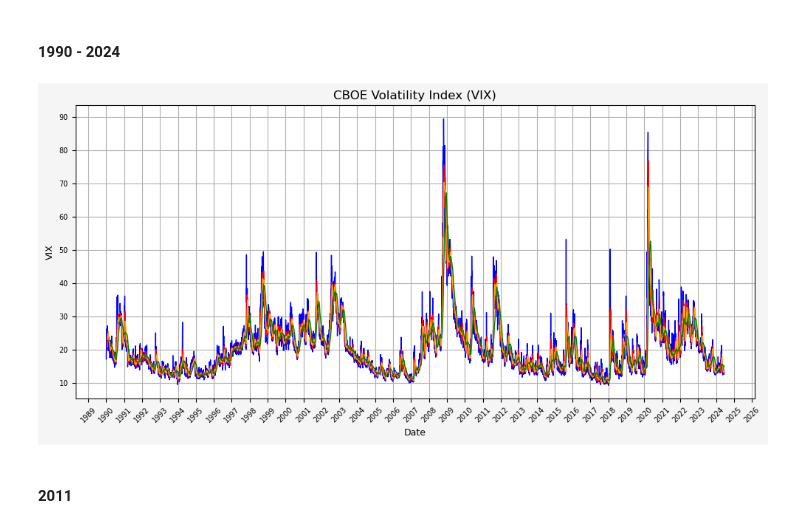
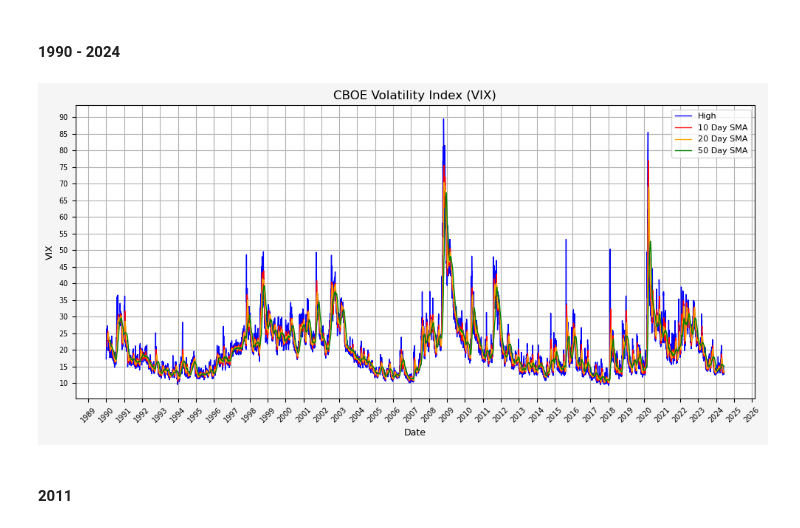
Before and after one commit to jaredszajkowski/jaredszajkowski.github.io, a Jupyter notebook: content/post/investigating-vix-levels-and-returns/Investigating_Vix_Levels_And_Returns.ipynb, the cells around one changed output. Saved outputs shown, nothing was run; the diff lists cells and outputs as text; code cells hidden in the pictures.

```diff
--- a/content/post/investigating-vix-levels-and-returns/Investigating_Vix_Levels_And_Returns.ipynb
+++ b/content/post/investigating-vix-levels-and-returns/Investigating_Vix_Levels_And_Returns.ipynb
@@ -221,32 +222,34 @@ display(deciles)
 # %%
 # Plotting the VIX
 plt.figure(figsize=(10, 5), facecolor = '#F5F5F5')
 
-plt.plot(vix.index, vix['High'], linestyle='-', color='b', linewidth=1)
-plt.plot(vix.index, vix['SMA_10'], linestyle='-', color='r', linewidth=1)
-plt.plot(vix.index, vix['SMA_20'], linestyle='-', color='orange', linewidth=1)
-plt.plot(vix.index, vix['SMA_50'], linestyle='-', color='g', linewidth=1)
+plt.plot(vix.index, vix['High'], label='High', linestyle='-', color='b', linewidth=1)
+plt.plot(vix.index, vix['SMA_10'], label='10 Day SMA', linestyle='-', color='r', linewidth=1)
+plt.plot(vix.index, vix['SMA_20'], label='20 Day SMA', linestyle='-', color='orange', linewidth=1)
+plt.plot(vix.index, vix['SMA_50'], label='50 Day SMA', linestyle='-', color='g', linewidth=1)
 
 # Set X axis
 plt.gca().xaxis.set_major_locator(mdates.YearLocator())
 plt.gca().xaxis.set_major_formatter(mdates.DateFormatter('%Y'))
 plt.xlabel('Date', fontsize = 9)
 plt.xticks(rotation = 45, fontsize = 7)
 
 # Set Y axis
+y_tick_spacing = 5  # Specify the interval for y-axis ticks
+plt.gca().yaxis.set_major_locator(MultipleLocator(y_tick_spacing))
 plt.ylabel('VIX', fontsize = 9)
 plt.yticks(fontsize = 7)
 
 # Set title, etc.
 plt.title('CBOE Volatility Index (VIX)', fontsize = 12)
 
 # Display the plot
 plt.tight_layout()
 plt.grid(True)
-# plt.legend(fontsize = 8)
+plt.legend(fontsize = 8)
 plt.show()
 # %% [output]
-[figure, old version]
+[figure, new version]
 # %% [markdown]
 #### 2011
 # %%
```
Also changed, not shown: parts of 12 cells of this notebook, 1 other file.
